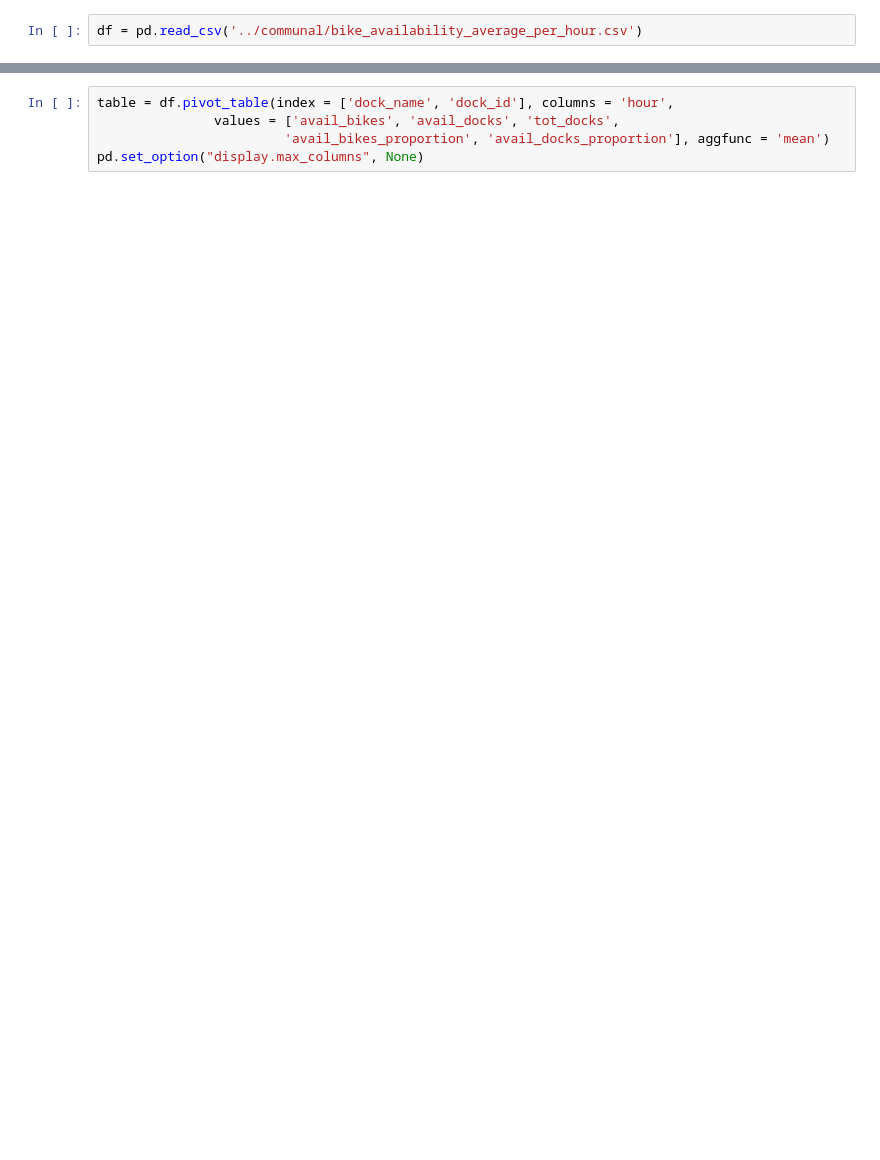
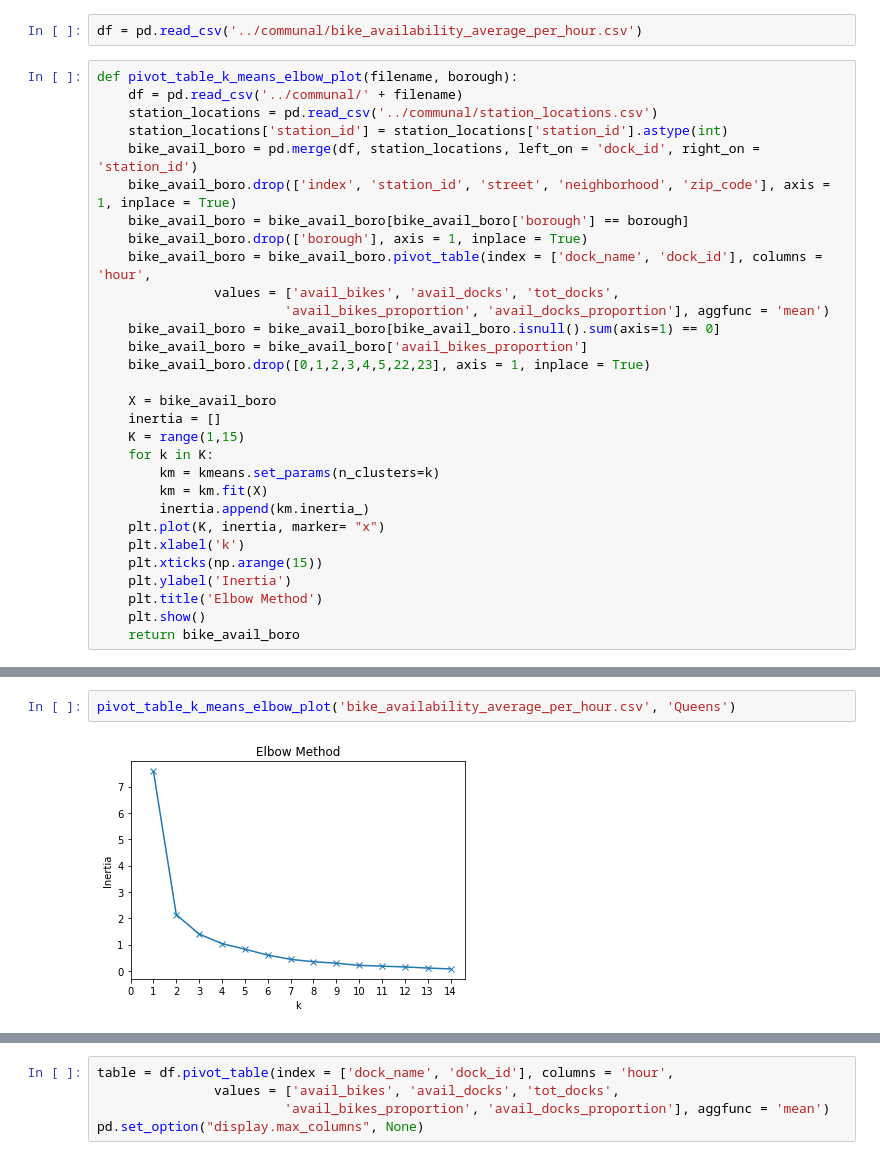
Before and after one commit to charles-v-phillips/citibike, a Jupyter notebook: robert/bike_availability_by_hour.ipynb, the cells around one changed output, grey strips where cells are left out. Cells and saved outputs as stored; diff of their text form; blank space fills up the shorter version.

```diff
--- a/robert/bike_availability_by_hour.ipynb
+++ b/robert/bike_availability_by_hour.ipynb
@@ -4,2 +6,32 @@ import numpy as np
 # %%
 df = pd.read_csv('../communal/bike_availability_average_per_hour.csv')
+# %%
+def pivot_table_k_means_elbow_plot(filename, borough):
+    df = pd.read_csv('../communal/' + filename)
+    station_locations = pd.read_csv('../communal/station_locations.csv')
+    station_locations['station_id'] = station_locations['station_id'].astype(int)
+    bike_avail_boro = pd.merge(df, station_locations, left_on = 'dock_id', right_on = 'station_id')
+    bike_avail_boro.drop(['index', 'station_id', 'street', 'neighborhood', 'zip_code'], axis = 1, inplace = True)
+    bike_avail_boro = bike_avail_boro[bike_avail_boro['borough'] == borough]
+    bike_avail_boro.drop(['borough'], axis = 1, inplace = True)
+    bike_avail_boro = bike_avail_boro.pivot_table(index = ['dock_name', 'dock_id'], columns = 'hour',
+               values = ['avail_bikes', 'avail_docks', 'tot_docks',
+                        'avail_bikes_proportion', 'avail_docks_proportion'], aggfunc = 'mean')
+    bike_avail_boro = bike_avail_boro[bike_avail_boro.isnull().sum(axis=1) == 0]
+    bike_avail_boro = bike_avail_boro['avail_bikes_proportion']
+    bike_avail_boro.drop([0,1,2,3,4,5,22,23], axis = 1, inplace = True)
+
+    X = bike_avail_boro
+    inertia = []
+    K = range(1,15)
+    for k in K:
+        km = kmeans.set_params(n_clusters=k)
+        km = km.fit(X)
+        inertia.append(km.inertia_)
+    plt.plot(K, inertia, marker= "x")
+    plt.xlabel('k')
+    plt.xticks(np.arange(15))
+    plt.ylabel('Inertia')
+    plt.title('Elbow Method')
+    plt.show()
+    return bike_avail_boro
@@ -5,0 +50,4 @@ df = pd.read_csv('../communal/bike_availability_average_per_hour.csv')
+# %%
+pivot_table_k_means_elbow_plot('bike_availability_average_per_hour.csv', 'Queens')
+# %% [output]
+[figure, added]
```
Also changed, not shown: parts of 51 cells of this notebook, 1 other file.
